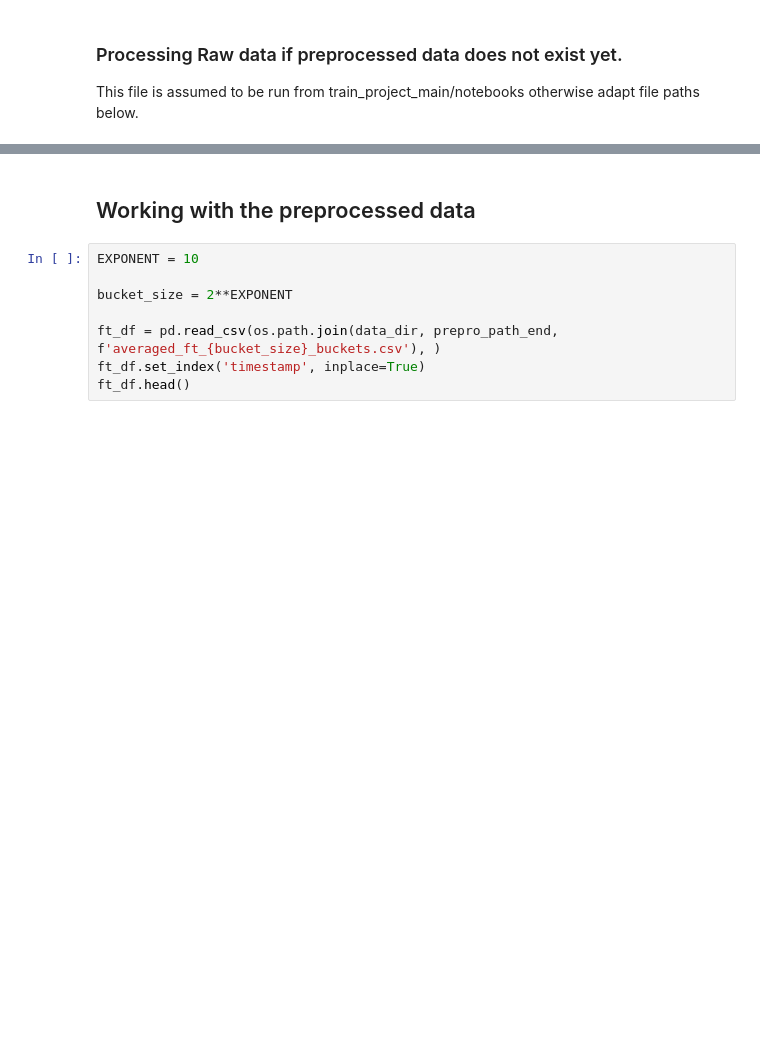
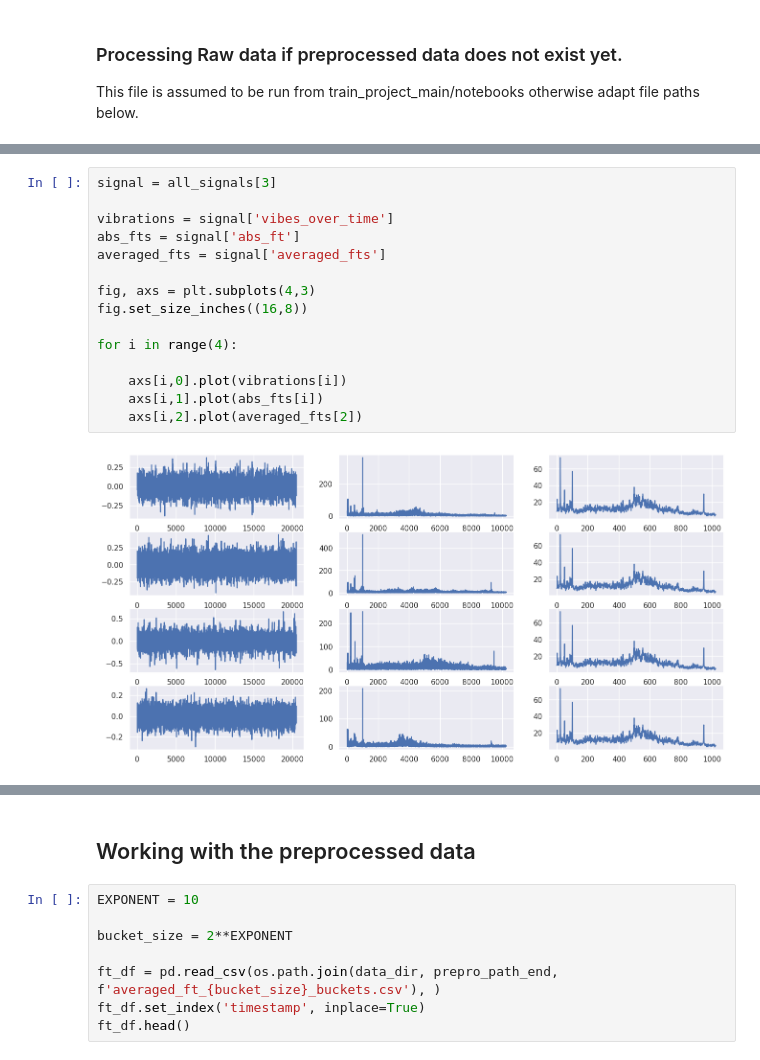
Before and after one commit to emsoft1/train_project_main, a Jupyter notebook: notebooks/PlayingAroundWithFourierTransforms.ipynb, the cells around one changed output, grey strips where cells are left out. Drawn from its saved outputs; the diff is of its cells as text; blank space fills up the shorter version.

```diff
--- a/notebooks/PlayingAroundWithFourierTransforms.ipynb
+++ b/notebooks/PlayingAroundWithFourierTransforms.ipynb
@@ -90,0 +151,17 @@ Dataframe with averaged FT written to ../data/IMS_bearings/preprocessed/2nd_test
+# %%
+signal = all_signals[3]
+
+vibrations = signal['vibes_over_time']
+abs_fts = signal['abs_ft']
+averaged_fts = signal['averaged_fts']
+
+fig, axs = plt.subplots(4,3)
+fig.set_size_inches((16,8))
+
+for i in range(4):
+
+    axs[i,0].plot(vibrations[i])
+    axs[i,1].plot(abs_fts[i])
+    axs[i,2].plot(averaged_fts[2])
+# %% [output]
+[figure, added]
```
Also changed, not shown: parts of 39 cells of this notebook.
